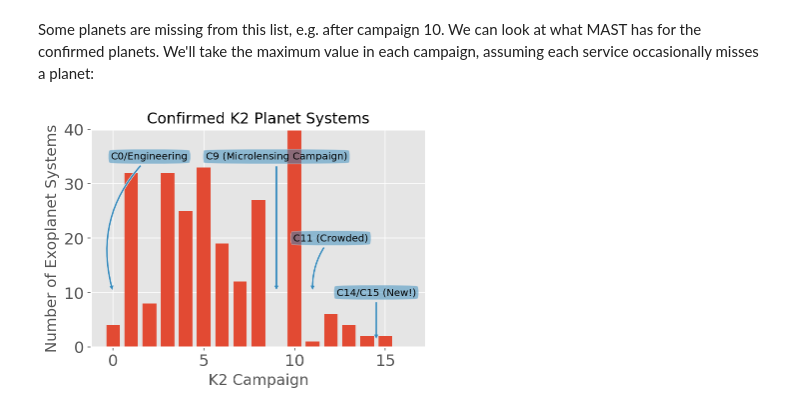
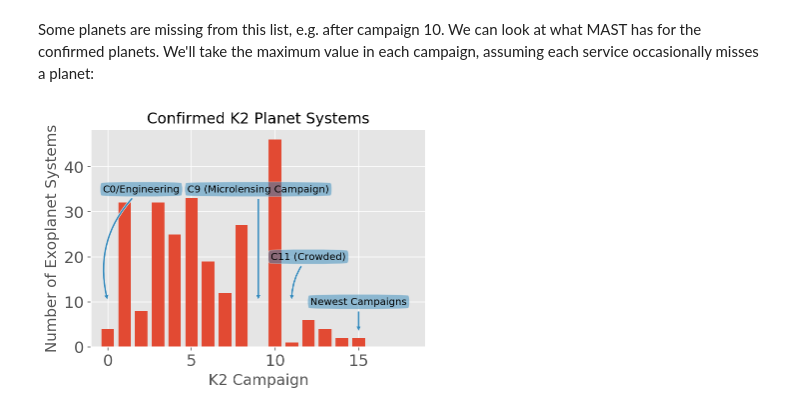
Before and after one commit to christinahedges/atmosphere-charts, a Jupyter notebook: planethist.ipynb, the cells around one changed output. Drawn from its saved outputs; the diff is of its cells as text; code cells hidden in the pictures.

```diff
--- a/planethist.ipynb
+++ b/planethist.ipynb
@@ -50,7 +50,8 @@ h = plt.hist(np.asarray(mast['K2 Campaign'], dtype=float), np.arange(0, 18, 1)-0
 plt.xlabel('K2 Campaign', fontsize=15)
 plt.ylabel('Number of Exoplanet Systems', fontsize=15);
 plt.title('Confirmed K2 Planet Systems', fontsize=15)
-plt.ylim(0,40 )
+#plt.ylim(0,40 )
+plt.xlim(-1, 19)
 
 plt.savefig('charts/planetdiscoveries_1.png', dpi=300, bbox_inches='tight')
 ann = ax.annotate("C0/Engineering",
@@ -69,37 +70,38 @@ ann = ax.annotate("C9 (Microlensing Campaign)",
                   xytext=(9, 35), textcoords='data',
                   size=10, va="center", ha="center",
                   bbox=dict(boxstyle="round4", fc="C1", alpha=0.5),
                   arrowprops=dict(arrowstyle="simple",
                                   connectionstyle="arc3, rad=0",
                                   fc="C1"),
                   )
 plt.savefig('charts/planetdiscoveries_3.png', dpi=300, bbox_inches='tight')
 
 
 ann = ax.annotate("C11 (Crowded)",
                   xy=(11, 10), xycoords='data',
                   xytext=(12, 20), textcoords='data',
                   size=10, va="center", ha="center",
                   bbox=dict(boxstyle="round4", fc="C1", alpha=0.5),
                   arrowprops=dict(arrowstyle="simple",
                                   connectionstyle="arc3, rad=0.2",
                                   fc="C1"),
                   )
 plt.savefig('charts/planetdiscoveries_4.png', dpi=300, bbox_inches='tight')
 
 
-ann = ax.annotate("C14/C15 (New!)",
-                  xy=(14.5, 1), xycoords='data',
-                  xytext=(14.5, 10), textcoords='data',
+ann = ax.annotate("Newest Campaigns",
+                  xy=(15, 3), xycoords='data',
+                  xytext=(15, 10), textcoords='data',
                   size=10, va="center", ha="center",
                   bbox=dict(boxstyle="round4", fc="C1", alpha=0.5),
                   arrowprops=dict(arrowstyle="simple",
                                   connectionstyle="arc3, rad=0",
                                   fc="C1"),
                   )
+
 plt.savefig('charts/planetdiscoveries_5.png', dpi=300, bbox_inches='tight')
 # %% [output]
-[figure, old version]
+[figure, new version]
 # %%
 NEXSCI_API = 'http://exoplanetarchive.ipac.caltech.edu/cgi-bin/nstedAPI/nph-nstedAPI'
 df = pd.read_csv(NEXSCI_API + '?table=planets&select=pl_hostname,pl_letter,pl_disc,pl_discmethod,ra,dec,pl_trandep,pl_tranflag,pl_orbsmax,pl_radj,pl_bmassj,pl_bmassjerr1,pl_bmassjerr2,pl_eqt,pl_orbper,pl_k2flag,pl_kepflag,pl_facility,st_rad,st_teff,st_optmag,st_j,st_h', comment='#')
```
Also changed, not shown: parts of 10 cells of this notebook, 27 other files.
